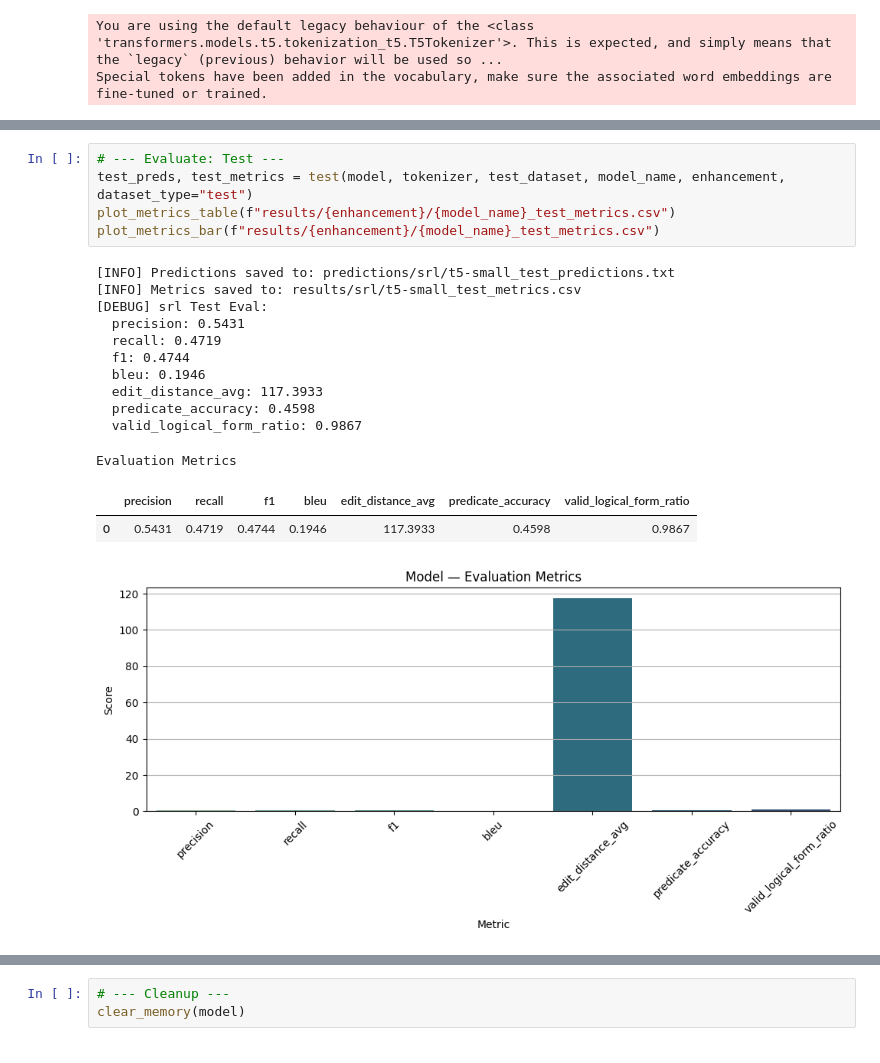
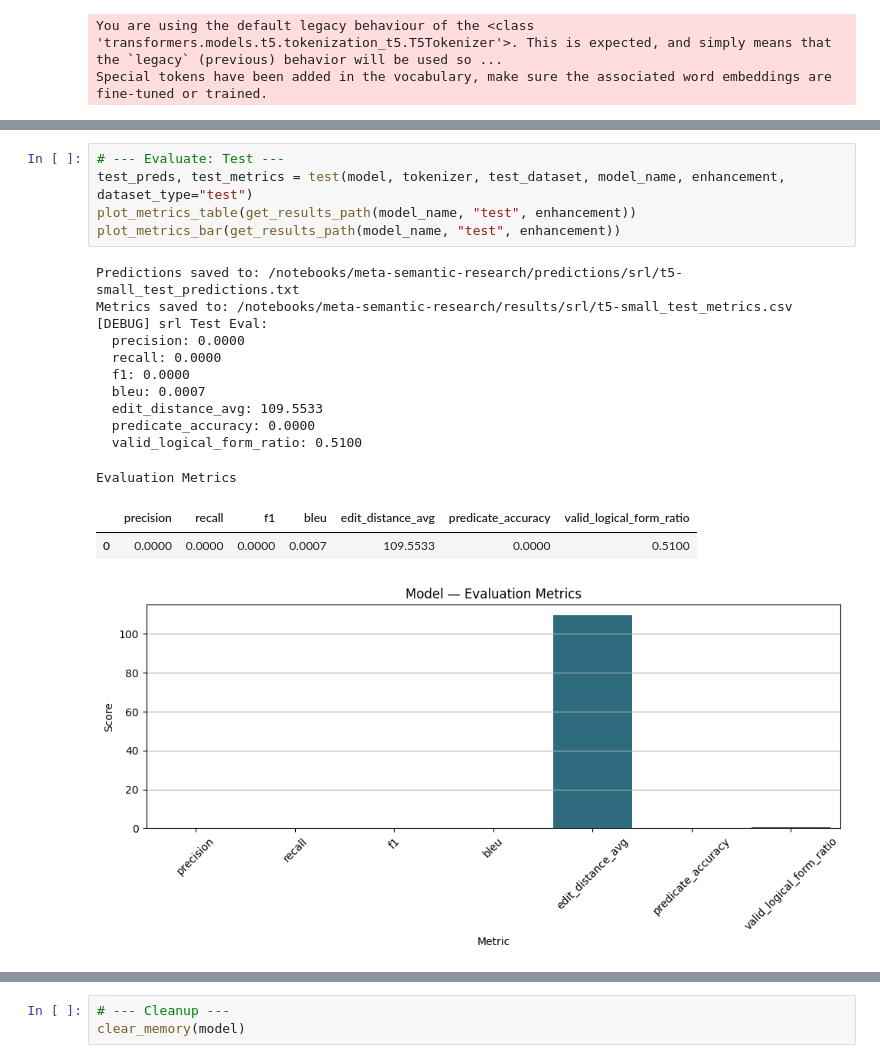
Before and after one commit to cmhobbs96/meta-semantic-research, a Jupyter notebook: notebooks/srl_annotation.ipynb, the cells around one changed output, grey strips where cells are left out. Cells and saved outputs as stored; diff of their text form.

Commit message:
Updated savers and getters. New KGA notebook

```diff
--- a/notebooks/srl_annotation.ipynb
+++ b/notebooks/srl_annotation.ipynb
@@ -73,23 +73,23 @@ save_model(model, tokenizer, model_name, enhancement)
 # %%
 # --- Evaluate: Test ---
 test_preds, test_metrics = test(model, tokenizer, test_dataset, model_name, enhancement, dataset_type="test")
-plot_metrics_table(f"results/{enhancement}/{model_name}_test_metrics.csv")
-plot_metrics_bar(f"results/{enhancement}/{model_name}_test_metrics.csv")
+plot_metrics_table(get_results_path(model_name, "test", enhancement))
+plot_metrics_bar(get_results_path(model_name, "test", enhancement))
 # %% [output]
-[INFO] Predictions saved to: predictions/srl/t5-small_test_predictions.txt
-[INFO] Metrics saved to: results/srl/t5-small_test_metrics.csv
+Predictions saved to: /notebooks/meta-semantic-research/predictions/srl/t5-small_test_predictions.txt
+Metrics saved to: /notebooks/meta-semantic-research/results/srl/t5-small_test_metrics.csv
 [DEBUG] srl Test Eval:
-  precision: 0.5431
-  recall: 0.4719
-  f1: 0.4744
-  bleu: 0.1946
-  edit_distance_avg: 117.3933
-  predicate_accuracy: 0.4598
-  valid_logical_form_ratio: 0.9867
+  precision: 0.0000
+  recall: 0.0000
+  f1: 0.0000
+  bleu: 0.0007
+  edit_distance_avg: 109.5533
+  predicate_accuracy: 0.0000
+  valid_logical_form_ratio: 0.5100
 Evaluation Metrics
 |  | precision | recall | f1 | bleu | edit_distance_avg | predicate_accuracy | valid_logical_form_ratio |
-| 0 | 0.5431 | 0.4719 | 0.4744 | 0.1946 | 117.3933 | 0.4598 | 0.9867 |
+| 0 | 0.0000 | 0.0000 | 0.0000 | 0.0007 | 109.5533 | 0.0000 | 0.5100 |
-[figure, old version]
+[figure, new version]
 # %%
 # --- Evaluate: Gen ---
 gen_preds, gen_metrics = test(model, tokenizer, gen_dataset, model_name, enhancement, dataset_type="gen")
```
Also changed, not shown: parts of 6 cells of this notebook, 43 other files.
